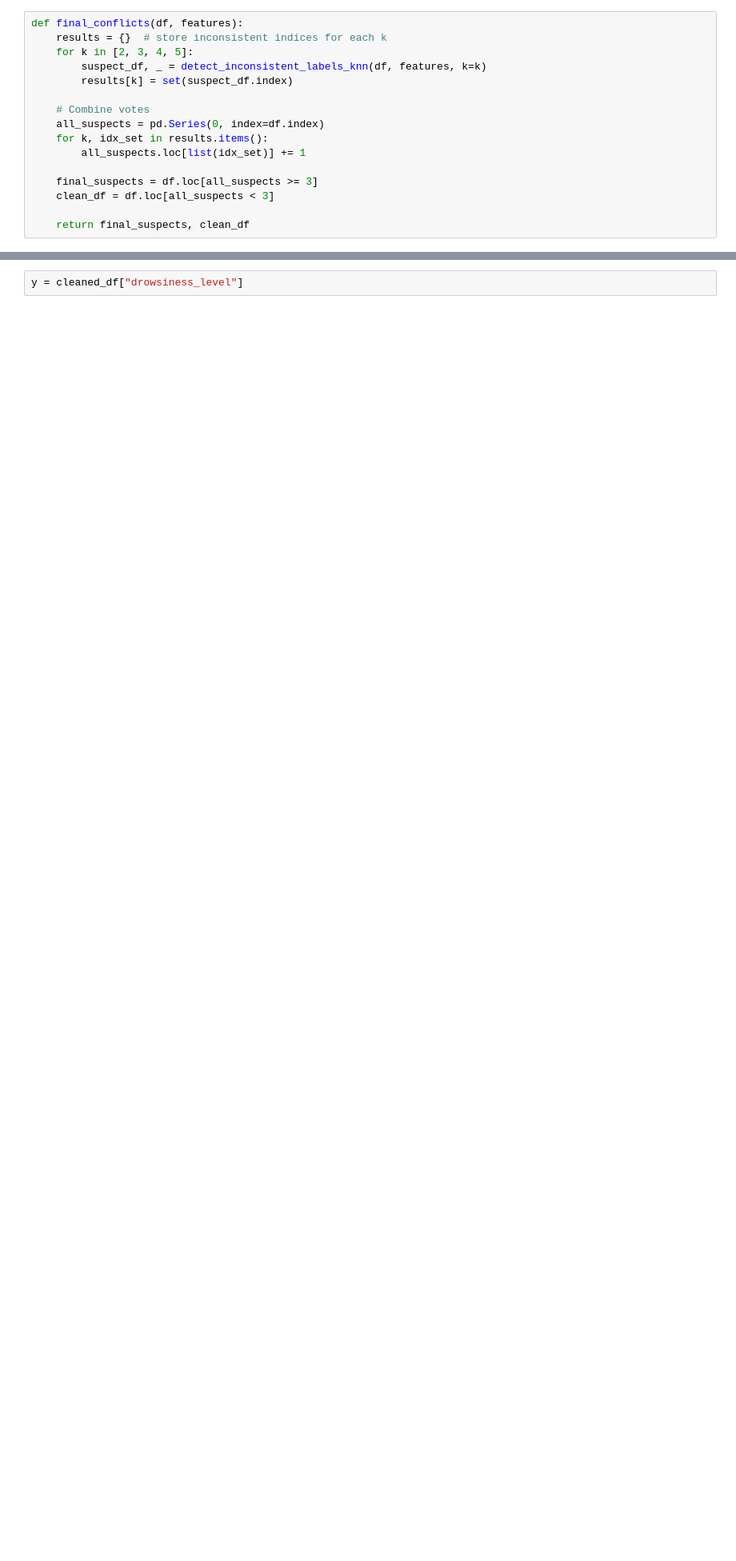
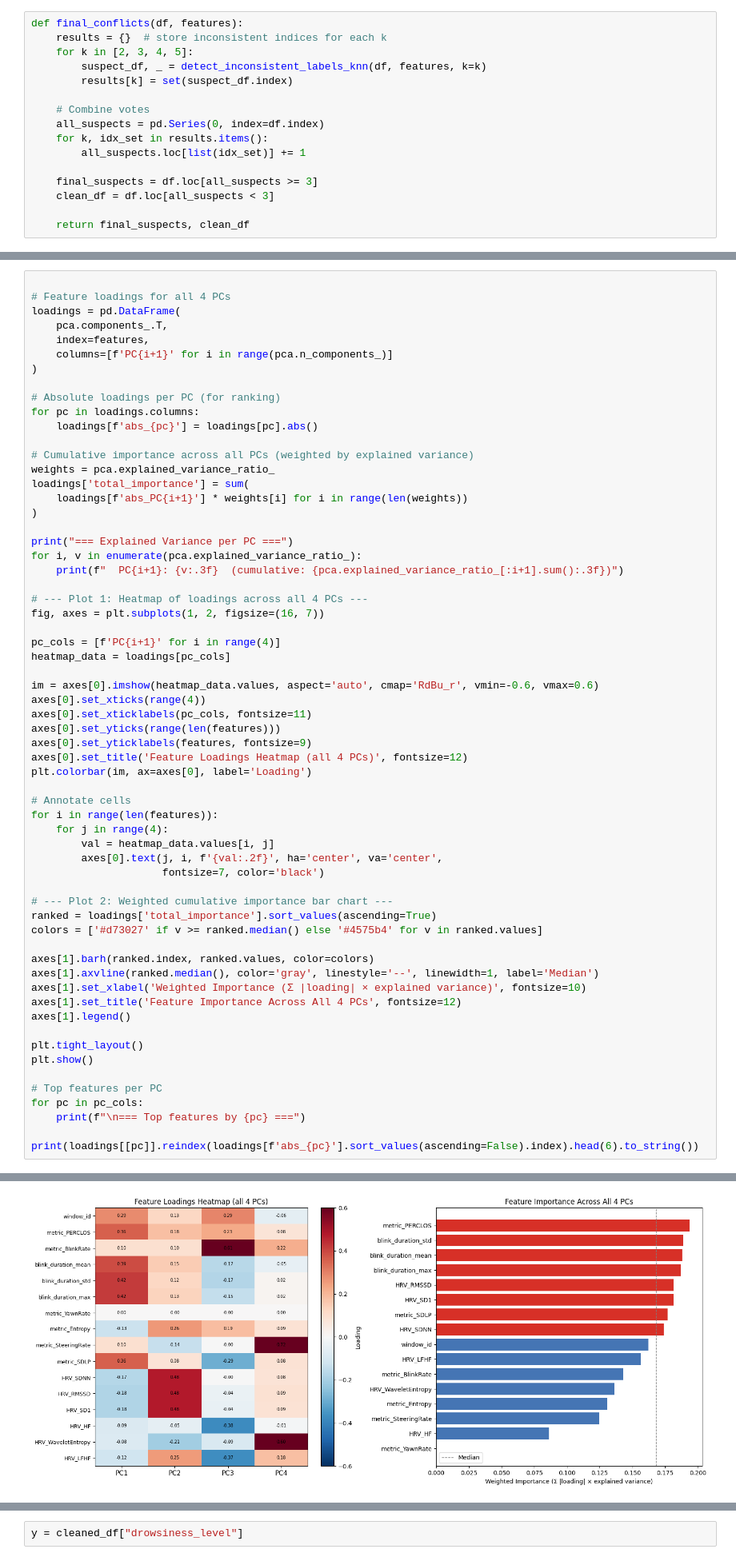
Before and after one commit to Karthik-Sai-Pasupuleti/llm_eval, a Jupyter notebook: src/notebooks/balu_dataanalysis.ipynb, the cells around one changed output, grey strips where cells are left out. Shown at 80% size. Cells and saved outputs as stored; diff of their text form; blank space fills up the shorter version.

```diff
--- a/src/notebooks/balu_dataanalysis.ipynb
+++ b/src/notebooks/balu_dataanalysis.ipynb
@@ -181 +148,63 @@ pca = PCA(n_components=2)
 principal_components = pca.fit_transform(x)
+# %%
+
+# Feature loadings for all 4 PCs
+loadings = pd.DataFrame(
+    pca.components_.T,
+    index=features,
+    columns=[f'PC{i+1}' for i in range(pca.n_components_)]
+)
+
+# Absolute loadings per PC (for ranking)
+for pc in loadings.columns:
+    loadings[f'abs_{pc}'] = loadings[pc].abs()
+
+# Cumulative importance across all PCs (weighted by explained variance)
+weights = pca.explained_variance_ratio_
+loadings['total_importance'] = sum(
+    loadings[f'abs_PC{i+1}'] * weights[i] for i in range(len(weights))
+)
+
+print("=== Explained Variance per PC ===")
+for i, v in enumerate(pca.explained_variance_ratio_):
+    print(f"  PC{i+1}: {v:.3f}  (cumulative: {pca.explained_variance_ratio_[:i+1].sum():.3f})")
+
+# --- Plot 1: Heatmap of loadings across all 4 PCs ---
+fig, axes = plt.subplots(1, 2, figsize=(16, 7))
+
+pc_cols = [f'PC{i+1}' for i in range(4)]
+heatmap_data = loadings[pc_cols]
+
+im = axes[0].imshow(heatmap_data.values, aspect='auto', cmap='RdBu_r', vmin=-0.6, vmax=0.6)
+axes[0].set_xticks(range(4))
+axes[0].set_xticklabels(pc_cols, fontsize=11)
+axes[0].set_yticks(range(len(features)))
+axes[0].set_yticklabels(features, fontsize=9)
+axes[0].set_title('Feature Loadings Heatmap (all 4 PCs)', fontsize=12)
+plt.colorbar(im, ax=axes[0], label='Loading')
+
+# Annotate cells
+for i in range(len(features)):
+    for j in range(4):
+        val = heatmap_data.values[i, j]
+        axes[0].text(j, i, f'{val:.2f}', ha='center', va='center',
+                     fontsize=7, color='black')
+
+# --- Plot 2: Weighted cumulative importance bar chart ---
+ranked = loadings['total_importance'].sort_values(ascending=True)
+colors = ['#d73027' if v >= ranked.median() else '#4575b4' for v in ranked.values]
+
+axes[1].barh(ranked.index, ranked.values, color=colors)
+axes[1].axvline(ranked.median(), color='gray', linestyle='--', linewidth=1, label='Median')
+axes[1].set_xlabel('Weighted Importance (Σ |loading| × explained variance)', fontsize=10)
+axes[1].set_title('Feature Importance Across All 4 PCs', fontsize=12)
+axes[1].legend()
+
+plt.tight_layout()
+plt.show()
+
+# Top features per PC
+for pc in pc_cols:
+    print(f"\n=== Top features by {pc} ===")
+    print(loadings[[pc]].reindex(loadings[f'abs_{pc}'].sort_values(ascending=False).index).head(6).to_string())
+# %% [output]
@@ -181,0 +216 @@ principal_components = pca.fit_transform(x)
+[figure, added]
```
Also changed, not shown: parts of 30 cells of this notebook, 13 other files.
